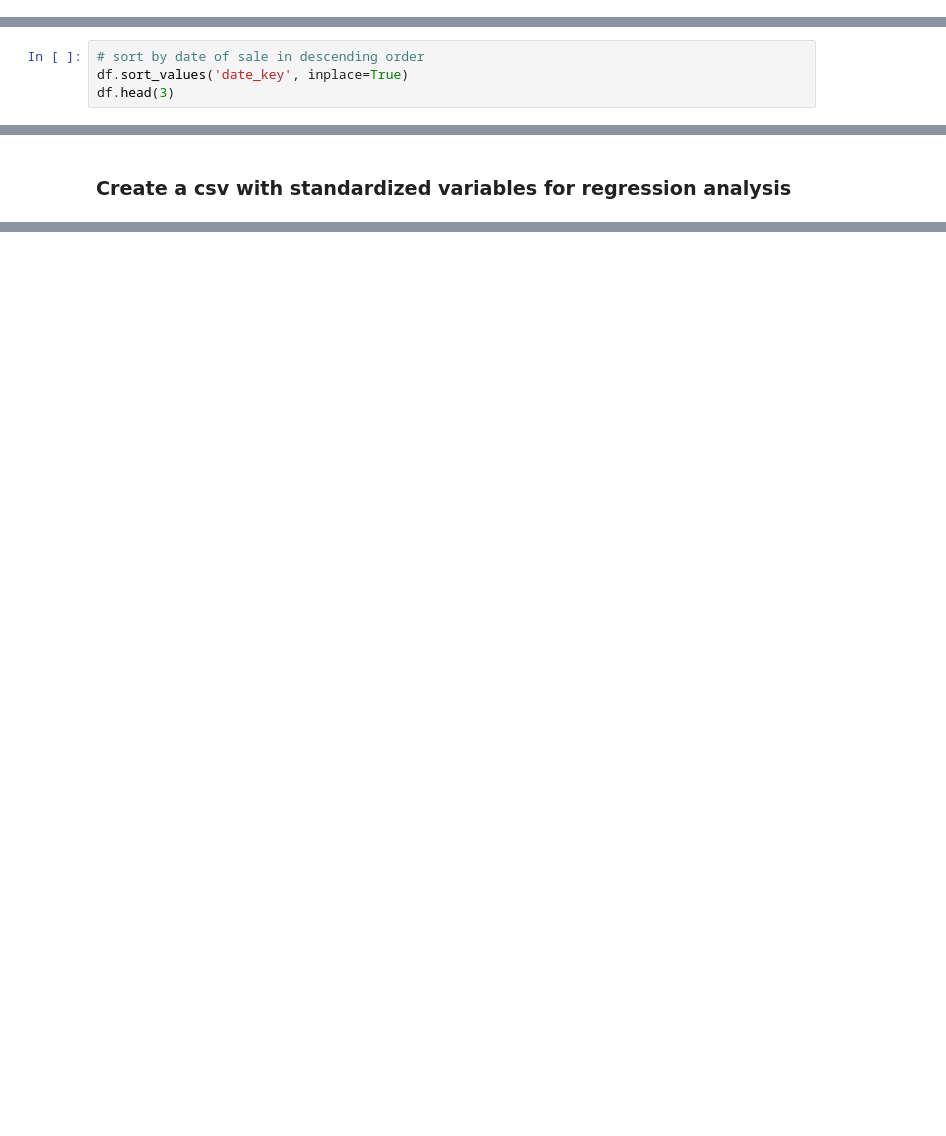
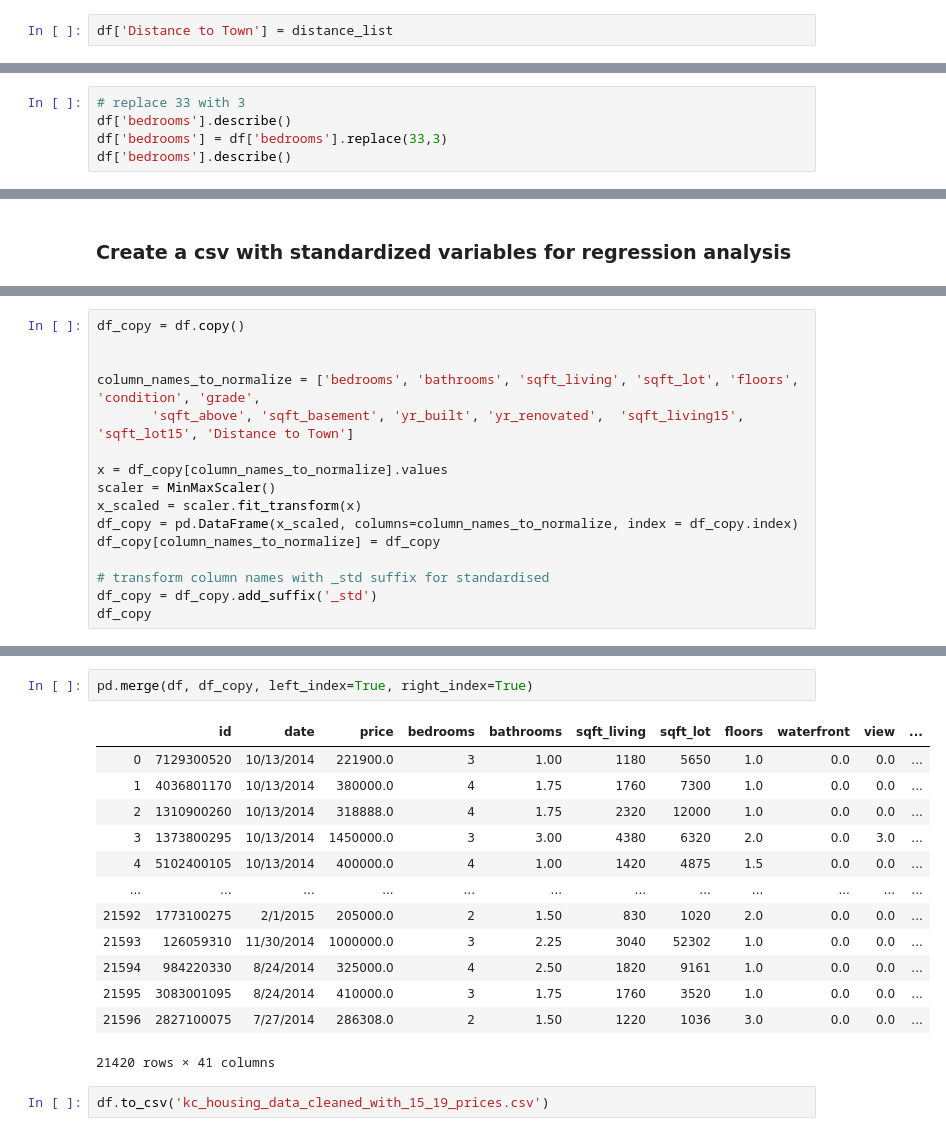
Before and after one commit to petehumphries/housing_project, a Jupyter notebook: project_1_preprocessing_PH.ipynb, the cells around one changed output, grey strips where cells are left out. Saved outputs shown, nothing was run; the diff lists cells and outputs as text; blank space fills up the shorter version.

Commit message:
Added standardised values

```diff
--- a/project_1_preprocessing_PH.ipynb
+++ b/project_1_preprocessing_PH.ipynb
@@ -26,3 +72,5 @@ Listing all of the column headers (i.e. the variables)
+# %%
+df['Distance to Town'] = distance_list
 # %%
 list(df.columns.values)
 # %% [output]
@@ -428,4 +475,0 @@ df.head()
-# %%
-# sort by date of sale in descending order
-df.sort_values('date_key', inplace=True)
-df.head(3)
@@ -437,0 +478,5 @@ df.head(3)
+# %%
+# replace 33 with 3
+df['bedrooms'].describe()
+df['bedrooms'] = df['bedrooms'].replace(33,3)
+df['bedrooms'].describe()
@@ -451,0 +520,16 @@ df_std = df
+# %%
+df_copy = df.copy()
+
+
+column_names_to_normalize = ['bedrooms', 'bathrooms', 'sqft_living', 'sqft_lot', 'floors', 'condition', 'grade',
+       'sqft_above', 'sqft_basement', 'yr_built', 'yr_renovated',  'sqft_living15', 'sqft_lot15', 'Distance to Town']
+
+x = df_copy[column_names_to_normalize].values
+scaler = MinMaxScaler()
+x_scaled = scaler.fit_transform(x)
+df_copy = pd.DataFrame(x_scaled, columns=column_names_to_normalize, index = df_copy.index)
+df_copy[column_names_to_normalize] = df_copy
+
+# transform column names with _std suffix for standardised
+df_copy = df_copy.add_suffix('_std')
+df_copy
@@ -451,0 +560,18 @@ df_std = df
+# %%
+pd.merge(df, df_copy, left_index=True, right_index=True)
+# %% [output]
+|  | id | date | price | bedrooms | bathrooms | sqft_living | sqft_lot | floors | waterfront | view | ... |
+| 0 | 7129300520 | 10/13/2014 | 221900.0 | 3 | 1.00 | 1180 | 5650 | 1.0 | 0.0 | 0.0 | ... |
+| 1 | 4036801170 | 10/13/2014 | 380000.0 | 4 | 1.75 | 1760 | 7300 | 1.0 | 0.0 | 0.0 | ... |
+| 2 | 1310900260 | 10/13/2014 | 318888.0 | 4 | 1.75 | 2320 | 12000 | 1.0 | 0.0 | 0.0 | ... |
+| 3 | 1373800295 | 10/13/2014 | 1450000.0 | 3 | 3.00 | 4380 | 6320 | 2.0 | 0.0 | 3.0 | ... |
+| 4 | 5102400105 | 10/13/2014 | 400000.0 | 4 | 1.00 | 1420 | 4875 | 1.5 | 0.0 | 0.0 | ... |
+| ... | ... | ... | ... | ... | ... | ... | ... | ... | ... | ... | ... |
+| 21592 | 1773100275 | 2/1/2015 | 205000.0 | 2 | 1.50 | 830 | 1020 | 2.0 | 0.0 | 0.0 | ... |
+| 21593 | 126059310 | 11/30/2014 | 1000000.0 | 3 | 2.25 | 3040 | 52302 | 1.0 | 0.0 | 0.0 | ... |
+| 21594 | 984220330 | 8/24/2014 | 325000.0 | 4 | 2.50 | 1820 | 9161 | 1.0 | 0.0 | 0.0 | ... |
+| 21595 | 3083001095 | 8/24/2014 | 410000.0 | 3 | 1.75 | 1760 | 3520 | 1.0 | 0.0 | 0.0 | ... |
+| 21596 | 2827100075 | 7/27/2014 | 286308.0 | 2 | 1.50 | 1220 | 1036 | 3.0 | 0.0 | 0.0 | ... |
+21420 rows × 41 columns
+# %%
+df.to_csv('kc_housing_data_cleaned_with_15_19_prices.csv')
```
Also changed, not shown: parts of 24 cells of this notebook, 1 other file.
